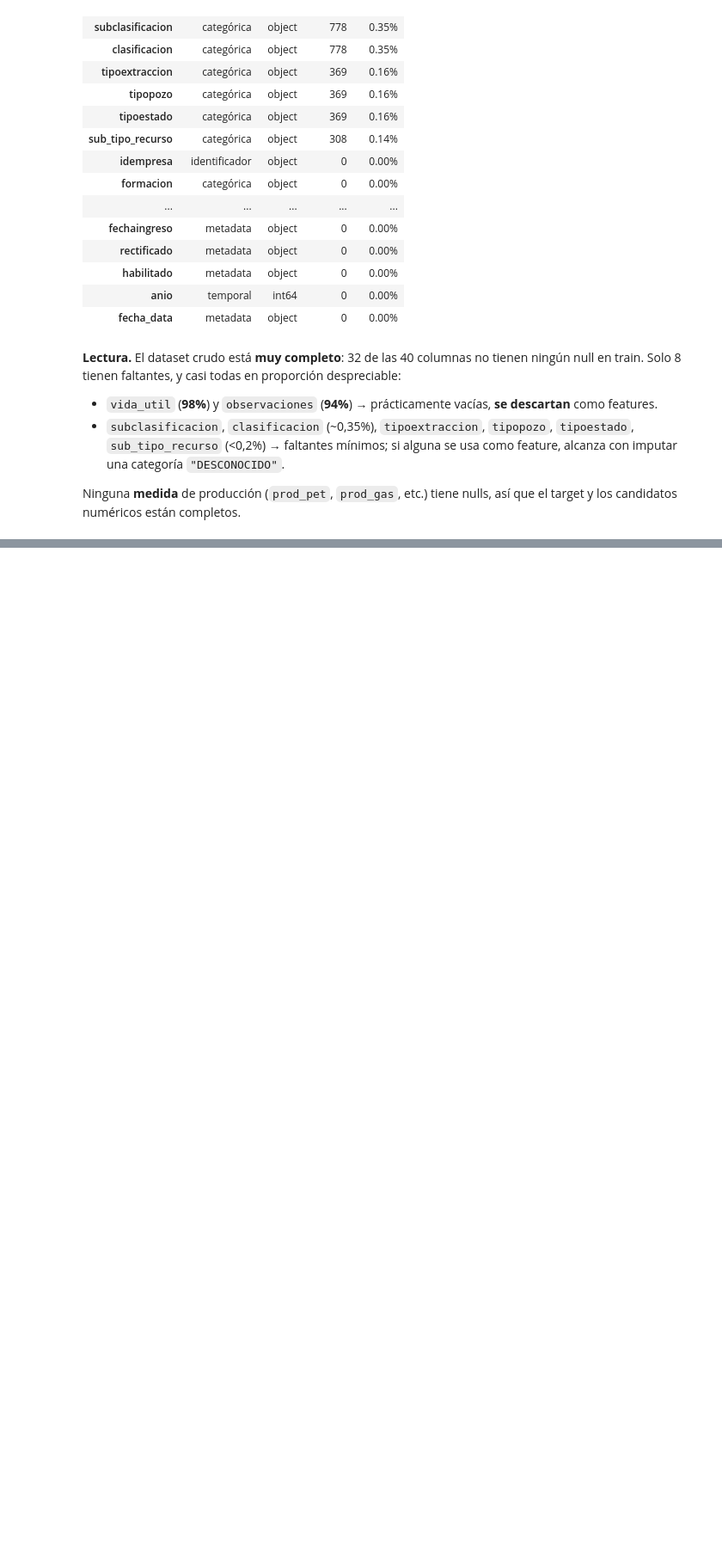
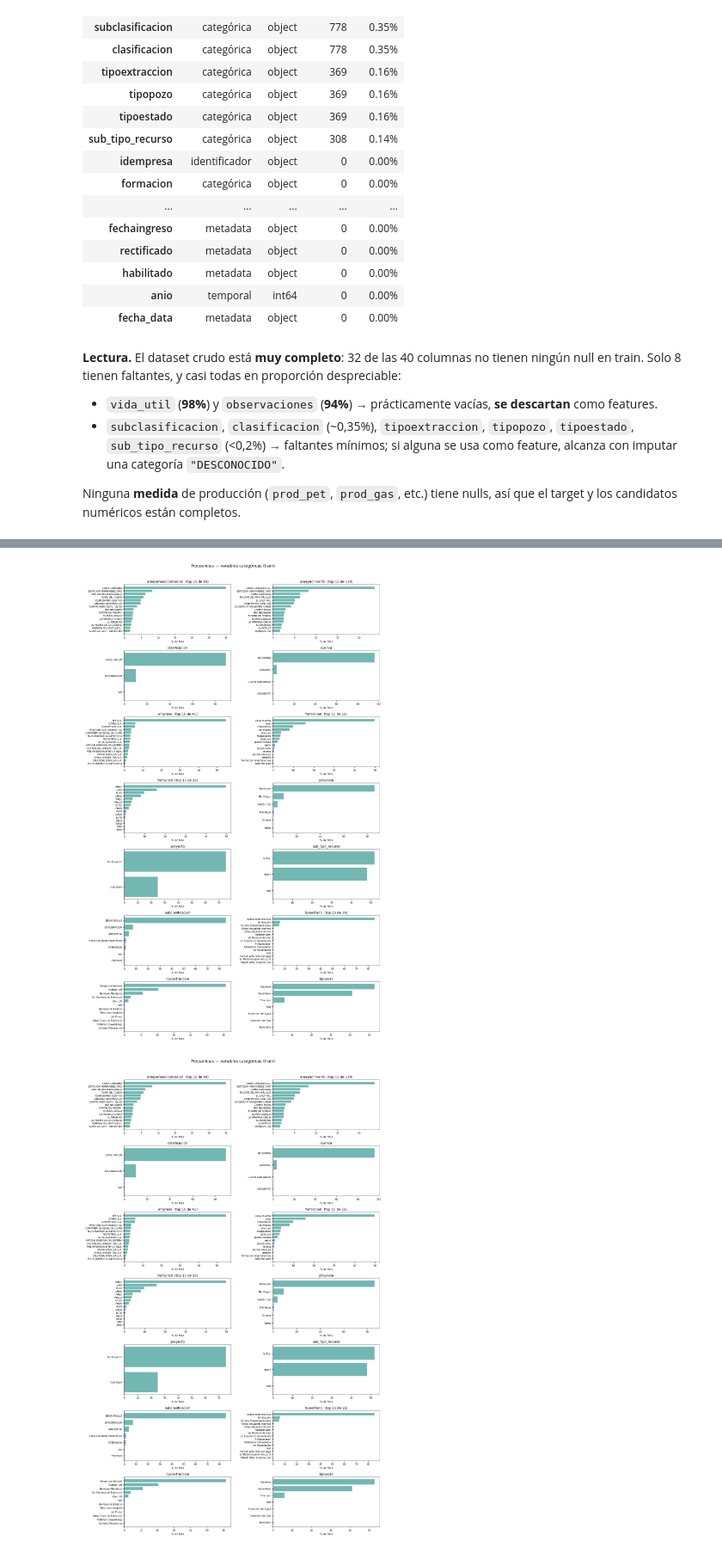
Before and after one commit to tommycass/oil-production-forecasting-platform, a Jupyter notebook: notebooks/03_feature_engineering.ipynb, the cells around one changed output, grey strips where cells are left out. Shown at 86% size. Cells and saved outputs as stored; diff of their text form; code cells hidden in the pictures; blank space fills up the shorter version.

```diff
--- a/notebooks/03_feature_engineering.ipynb
+++ b/notebooks/03_feature_engineering.ipynb
@@ -148,0 +207,5 @@ Ninguna **medida** de producción (`prod_pet`, `prod_gas`, etc.) tiene nulls, as
+# %%
+eda.plot_categorical_frequencies(train)
+# %% [output]
+[figure, added]
+[figure, added]
```
Also changed, not shown: parts of 9 cells of this notebook, 1 other file.
